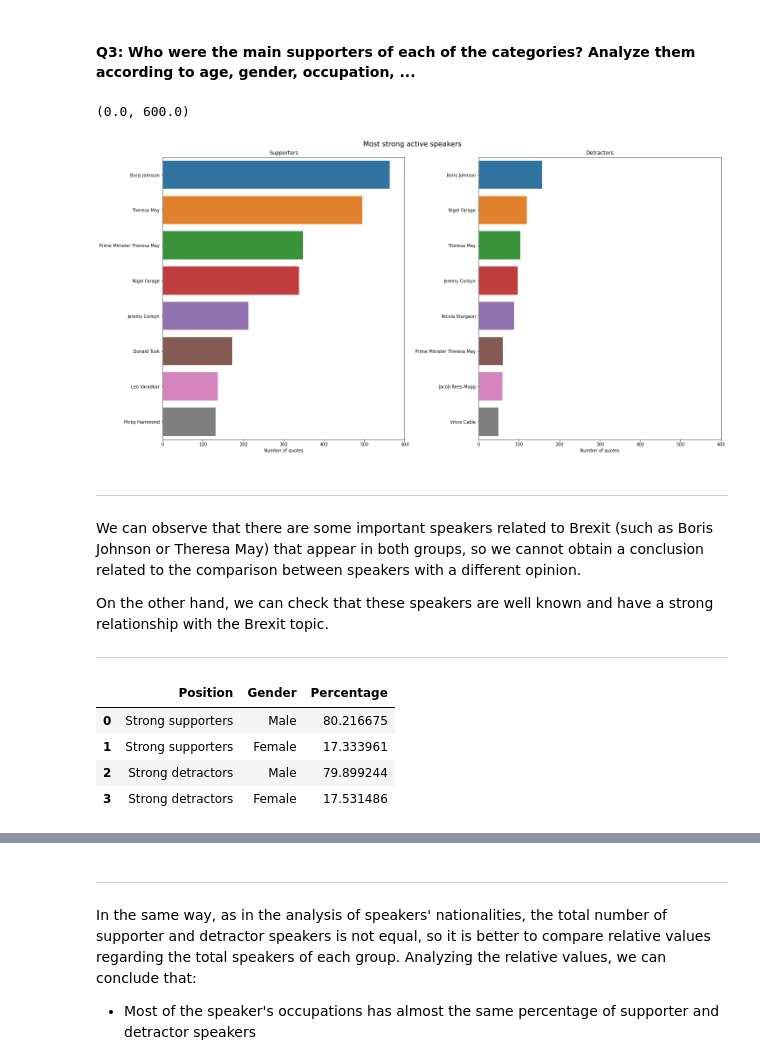
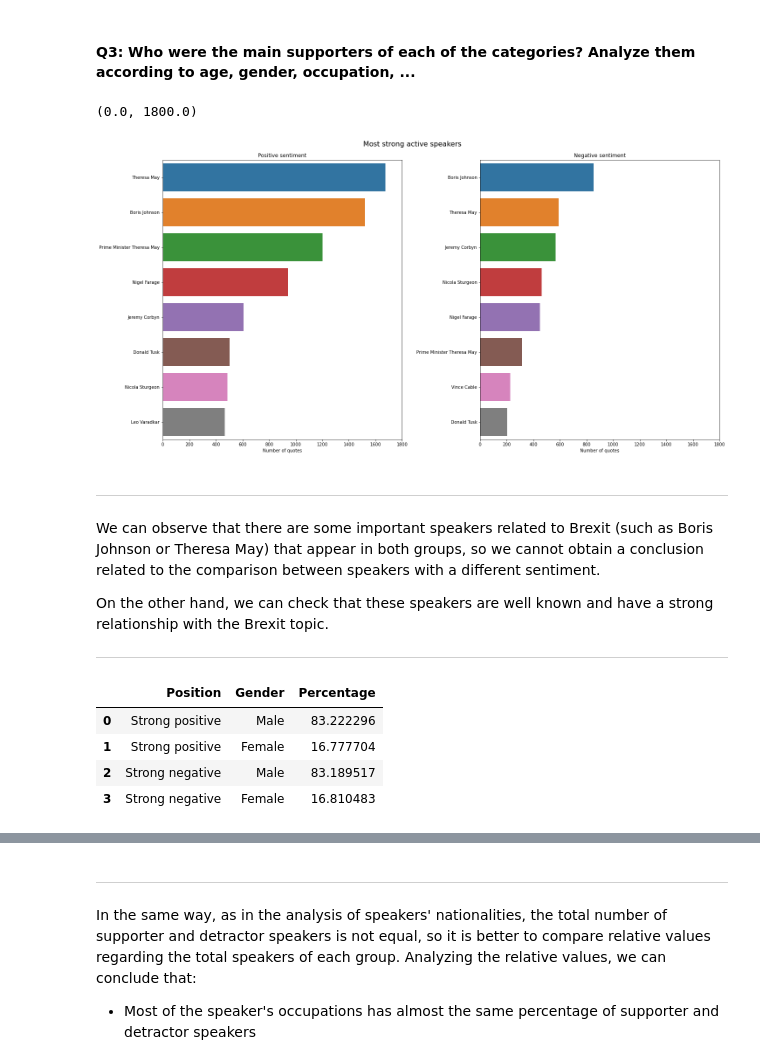
Before and after one commit to epfl-ada/ada-2021-project-kava, a Jupyter notebook: milestone2_template.ipynb, the cells around one changed output, grey strips where cells are left out. Drawn from its saved outputs; the diff is of its cells as text; code cells hidden in the pictures.

```diff
--- a/milestone2_template.ipynb
+++ b/milestone2_template.ipynb
@@ -1446,58 +1444,64 @@ positive_clean = positive.dropna(subset=['gender', 'date_of_birth', 'nationality
 # Check and clean data with NaN values in detractors dataframe
 negative_clean = negative.dropna(subset=['gender', 'date_of_birth', 'nationality', 'occupation', 'party', 'academic_degree', 'candidacy', 'religion'])
 # %%
-# Obtain most active speakers in supporters and detractors groups
+# Obtain most active speakers in positive and negative groups
 
-# Define strong supporters as the ones with a sentiment above 0.3 and save the first 8 results
-strong_supporters = positive_clean[positive_clean['polarity']>0.3]
-strong_supporters_name = strong_supporters['speaker'].value_counts().head(8)
+# Define strong positive as the ones with a sentiment above 0.3 and save the first 8 results
+strong_positive = positive_clean[positive_clean['sentiment']>0.3]
+strong_positive_name = strong_positive['speaker'].value_counts().head(8)
 
-# Define strong detractors as the ones with a sentiment below -0.3 and save the first 8 results
-strong_detractors = negative_clean[negative_clean['polarity']<-0.3]
-strong_detractors_name = strong_detractors['speaker'].value_counts().head(8)
+# Define strong negative as the ones with a sentiment below -0.3 and save the first 8 results
+strong_negative = negative_clean[negative_clean['sentiment']<-0.3]
+strong_negative_name = strong_negative['speaker'].value_counts().head(8)
 
-# Plot the results of most active supporters and detractors with the number of quotes per speaker
+# Plot the results of most active positive and negative speakers with the number of quotes per speaker
 fig, axs = plt.subplots(1, 2,figsize=(20,10), constrained_layout=True)
 fig.suptitle('Most strong active speakers', fontsize=16)
-sns.barplot(x = strong_supporters_name.values, y = strong_supporters_name.index, ax = axs[0])
-axs[0].set_title('Supporters')
+sns.barplot(x = strong_positive_name.values, y = strong_positive_name.index, ax = axs[0])
+axs[0].set_title('Positive sentiment')
 axs[0].set_xlabel('Number of quotes')
-sns.barplot(x = strong_detractors_name.values, y = strong_detractors_name.index, ax = axs[1])
-axs[1].set_title('Detractors')
+sns.barplot(x = strong_negative_name.values, y = strong_negative_name.index, ax = axs[1])
+axs[1].set_title('Negative sentiment')
 axs[1].set_xlabel('Number of quotes')
 
 # Set the same x axis for both plots
-axs[0].set_xlim([0,600])
-axs[1].set_xlim([0,600])
+axs[0].set_xlim([0,1800])
+axs[1].set_xlim([0,1800])
 # %% [output]
-(0.0, 600.0)
+(0.0, 1800.0)
-[figure, old version]
+[figure, new version]
 # %% [markdown]
 ---
-We can observe that there are some important speakers related to Brexit (such as Boris Johnson or Theresa May) that appear in both groups, so we cannot obtain a conclusion related to the comparison between speakers with a different opinion.
+We can observe that there are some important speakers related to Brexit (such as Boris Johnson or Theresa May) that appear in both groups, so we cannot obtain a conclusion related to the comparison between speakers with a different sentiment.
 
 On the other hand, we can check that these speakers are well known and have a strong relationship with the Brexit topic.
 
 ---
 # %%
-# Drop duplicates in strong supporters and strong detractors in order to have only each speaker once
-strong_supporters_unique = strong_supporters.drop_duplicates(['speaker'])
-strong_detractors_unique = strong_detractors.drop_duplicates(['speaker'])
+# Drop duplicates in strong positive and strong negative in order to have only each speaker once
+strong_positive_unique = strong_positive.drop_duplicates(['speaker'])
+strong_negative_unique = strong_negative.drop_duplicates(['speaker'])
 
-# Calculate the percentage of male/female over the total in both supporters and detractors groups
-# Some of the values in the column 'gender' are empty (so we do not have information if the speaker is male or female). For this reason, the total is above 100
-strong_supporters_unique_male = (len(strong_supporters_unique[strong_supporters_unique['gender'].apply(lambda x: x == ['male'])]) / len(strong_supporters_unique))*100
-strong_supporters_unique_female = (len(strong_supporters_unique[strong_supporters_unique['gender'].apply(lambda x: x == ['female'])]) / len(strong_supporters_unique))*100
-strong_detractors_unique_male = (len(strong_detractors_unique[strong_detractors_unique['gender'].apply(lambda x: x == ['male'])]) / len(strong_detractors_unique))*100
-strong_detractors_unique_female = (len(strong_detractors_unique[strong_detractors_unique['gender'].apply(lambda x: x == ['female'])]) / len(strong_detractors_unique))*100
+# Calculate the percentage of male/female over the total in both positive and negative groups
+# We consider only male and female values
+strong_positive_unique_male = len(strong_positive_unique[strong_positive_unique['gender'].apply(lambda x: x == ['male'])])
+strong_positive_unique_female = len(strong_positive_unique[strong_positive_unique['gender'].apply(lambda x: x == ['female'])])
+strong_negative_unique_male = len(strong_negative_unique[strong_negative_unique['gender'].apply(lambda x: x == ['male'])])
+strong_negative_unique_female = len(strong_negative_unique[strong_negative_unique['gender'].apply(lambda x: x == ['female'])])
+
+strong_positive_unique_male_percentage = (strong_positive_unique_male / (strong_positive_unique_male+strong_positive_unique_female))*100
+strong_positive_unique_female_percentage = (strong_positive_unique_female / (strong_positive_unique_male+strong_positive_unique_female))*100
+strong_negative_unique_male_percentage = (strong_negative_unique_male / (strong_negative_unique_male+strong_negative_unique_female))*100
+strong_negative_unique_female_percentage = (strong_negative_unique_female / (strong_negative_unique_male+strong_negative_unique_female))*100
+
 
 # Create DataFrame in long format with position, gender, and percentage columns in order to plot the results
-df_gender = pd.DataFrame({'Position': ['Strong supporters', 'Strong supporters', 'Strong detractors', 'Strong detractors'], 'Gender':['Male', 'Female', 'Male', 'Female'], 'Percentage':[strong_supporters_unique_male, strong_supporters_unique_female, strong_detractors_unique_male, strong_detractors_unique_female]})
+df_gender = pd.DataFrame({'Position': ['Strong positive', 'Strong positive', 'Strong negative', 'Strong negative'], 'Gender':['Male', 'Female', 'Male', 'Female'], 'Percentage':[strong_positive_unique_male_percentage, strong_positive_unique_female_percentage, strong_negative_unique_male_percentage, strong_negative_unique_female_percentage]})
 df_gender
 # %% [output]
 |  | Position | Gender | Percentage |
-| 0 | Strong supporters | Male | 80.216675 |
-| 1 | Strong supporters | Female | 17.333961 |
-| 2 | Strong detractors | Male | 79.899244 |
-| 3 | Strong detractors | Female | 17.531486 |
+| 0 | Strong positive | Male | 83.222296 |
+| 1 | Strong positive | Female | 16.777704 |
+| 2 | Strong negative | Male | 83.189517 |
+| 3 | Strong negative | Female | 16.810483 |
 # %%
```
Also changed, not shown: parts of 20 cells of this notebook.
